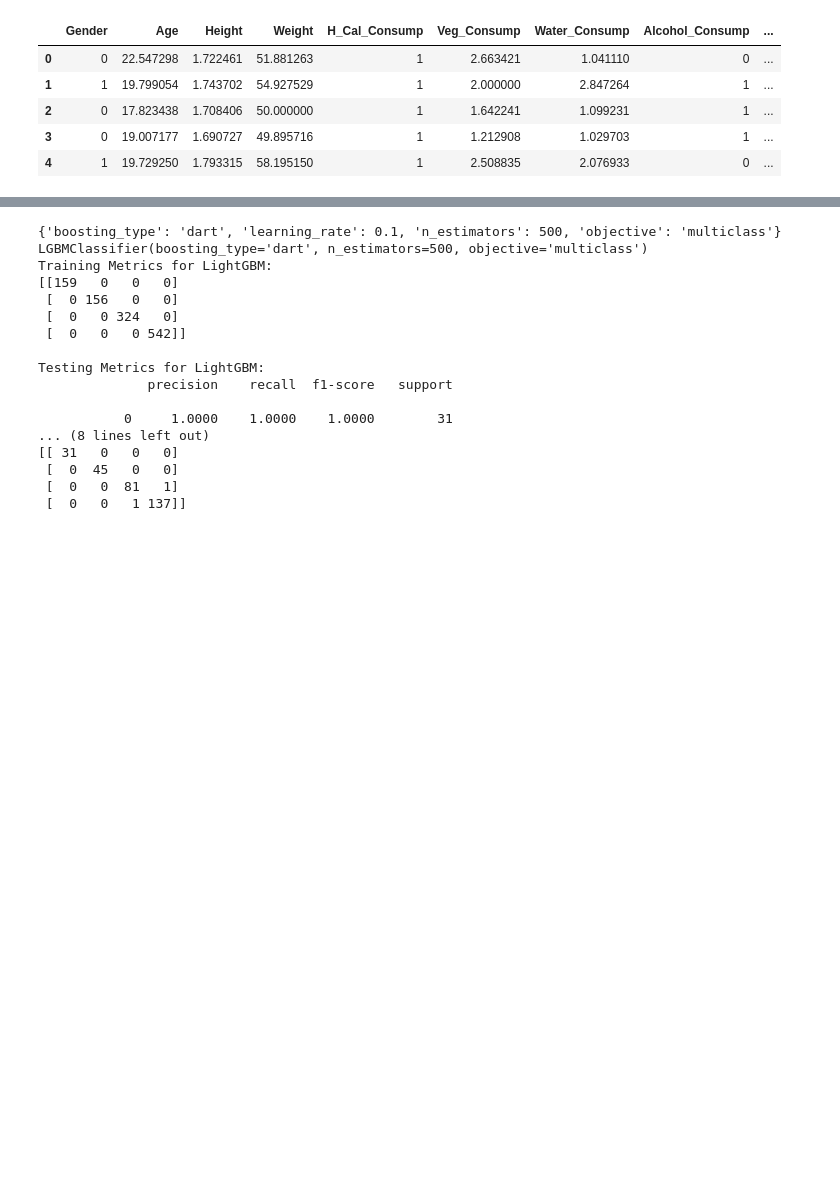
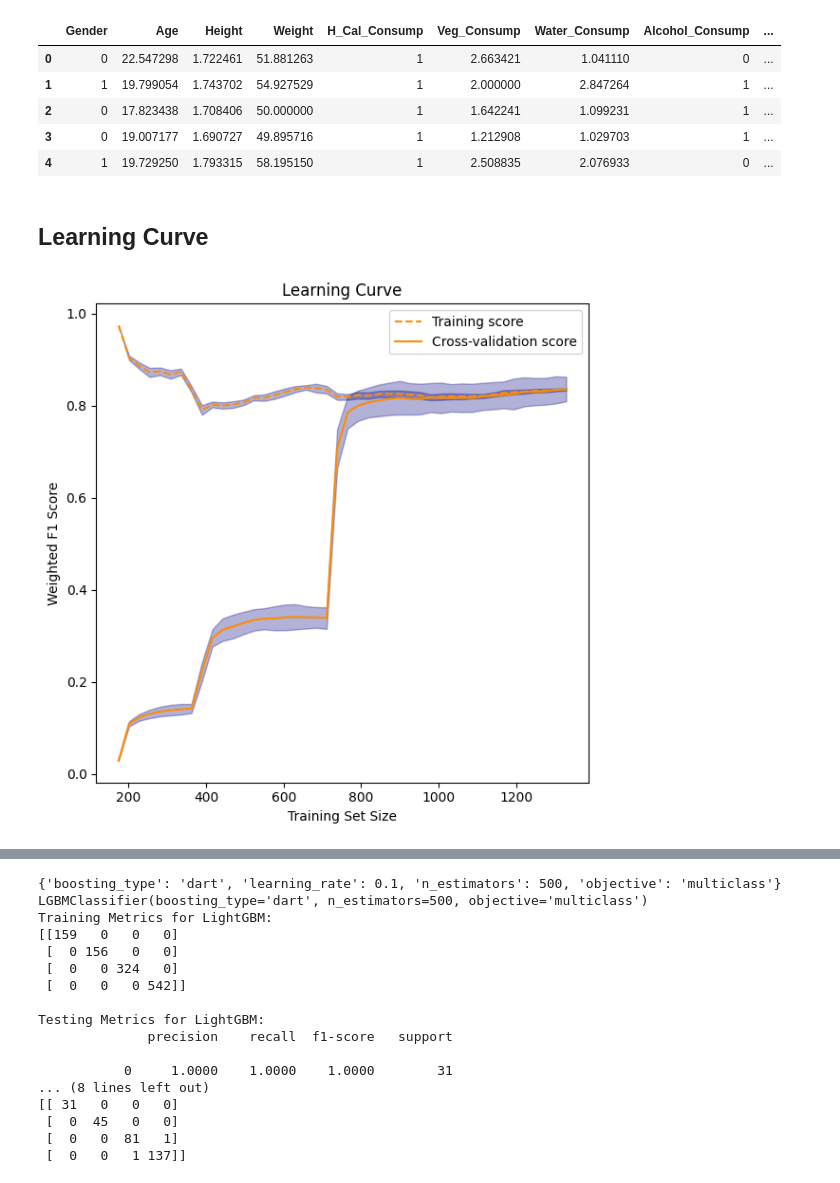
Before and after one commit to abeerhbadr/ML_Project-Body_Level_Classification, a Jupyter notebook: Models_CV/model_selection.ipynb, the cells around one changed output, grey strips where cells are left out. Cells and saved outputs as stored; diff of their text form; code cells hidden in the pictures; blank space fills up the shorter version.

Commit message:
Learning Curve & Validation Curves

```diff
--- a/Models_CV/model_selection.ipynb
+++ b/Models_CV/model_selection.ipynb
@@ -48,4 +48,32 @@ df_h.head()
 | 2 | 0 | 17.823438 | 1.708406 | 50.000000 | 1 | 1.642241 | 1.099231 | 1 | ... |
 | 3 | 0 | 19.007177 | 1.690727 | 49.895716 | 1 | 1.212908 | 1.029703 | 1 | ... |
 | 4 | 1 | 19.729250 | 1.793315 | 58.195150 | 1 | 2.508835 | 2.076933 | 0 | ... |
+# %% [markdown]
+## Learning Curve
+# %%
+from sklearn.model_selection import learning_curve
+import matplotlib.pyplot as plt
+
+train_sizes, train_scores, test_scores = learning_curve(SVC(), df_h.iloc[:,:-1], df_h.iloc[:,-1],
+                                                        cv=10, scoring='f1_weighted', n_jobs=-1, train_sizes=np.linspace(0.01, 1.0, 50))
+
+train_mean = np.mean(train_scores, axis=1)
+train_std = np.std(train_scores, axis=1)
+
+test_mean = np.mean(test_scores, axis=1)
+test_std = np.std(test_scores, axis=1)
+
+plt.subplots(1, figsize=(6,6))
+plt.plot(train_sizes, train_mean, '--', color="darkorange",  label="Training score")
+plt.plot(train_sizes, test_mean, color="darkorange", label="Cross-validation score")
+
+plt.fill_between(train_sizes, train_mean - train_std, train_mean + train_std, color="navy", alpha=0.3)
+plt.fill_between(train_sizes, test_mean - test_std, test_mean + test_std, color="navy", alpha=0.3)
+
+plt.title("Learning Curve")
+plt.xlabel("Training Set Size"), plt.ylabel("Weighted F1 Score"), plt.legend(loc="best")
+plt.tight_layout()
+plt.show()
+# %% [output]
+[figure, added]
 # %%
```
Also changed, not shown: parts of 17 cells of this notebook, 3 other files.
